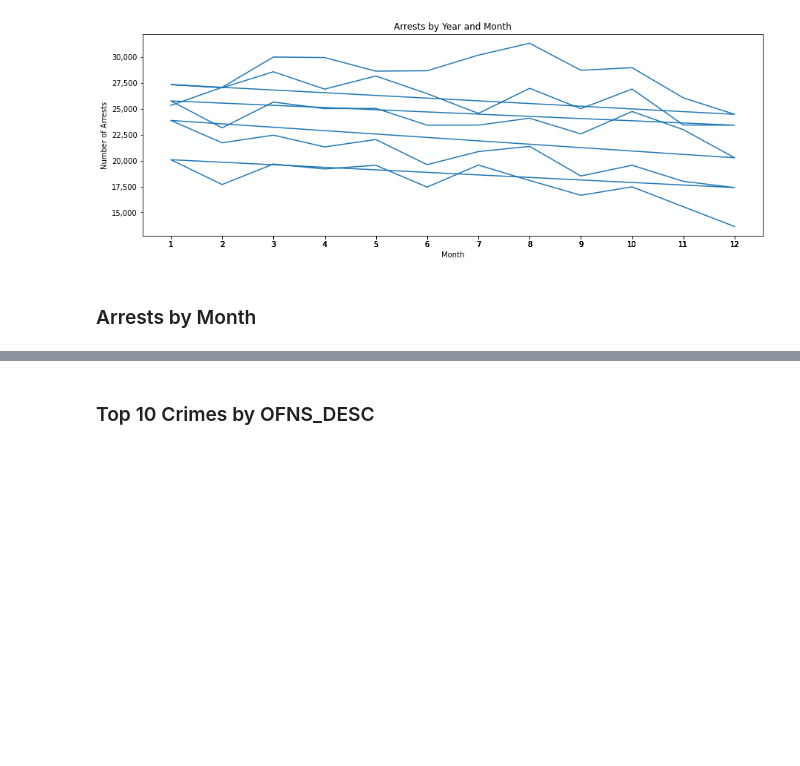
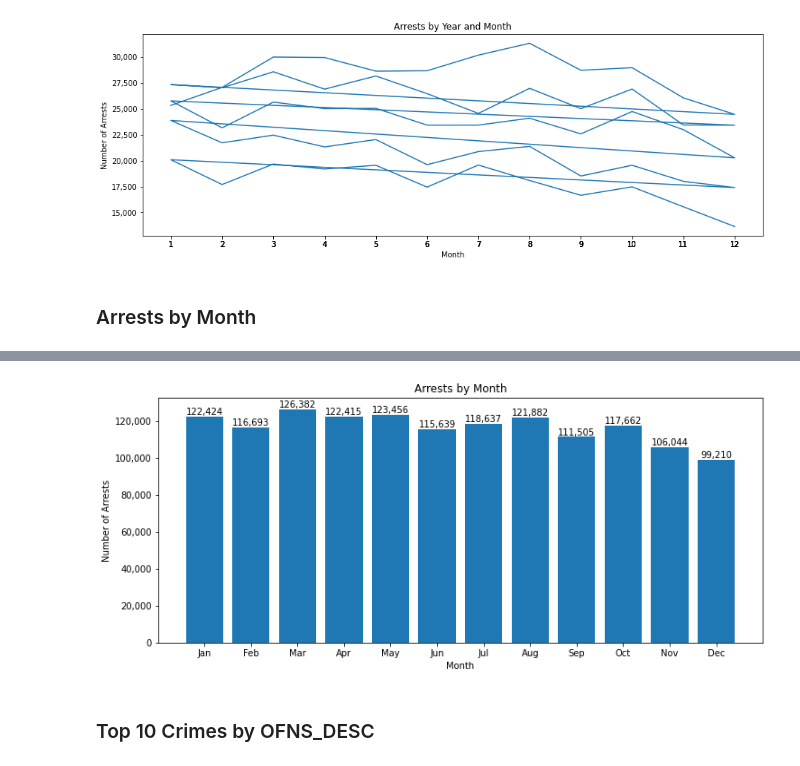
Before and after one commit to AmitSamra/NYC_Crime, a Jupyter notebook: nyc_crime_python.ipynb, the cells around one changed output, grey strips where cells are left out. Drawn from its saved outputs; the diff is of its cells as text; code cells hidden in the pictures; blank space fills up the shorter version.

```diff
--- a/nyc_crime_python.ipynb
+++ b/nyc_crime_python.ipynb
@@ -550,19 +550,21 @@ df_month
 # %%
 fig, ax = plt.subplots(figsize=(12, 5))
-ax.bar(df_month.arrest_month_name, df_month.total_arrests)
+ax.bar(df_month.month_name, df_month.total_arrests)
 ax.set_xlabel('Month')
 ax.set_ylabel('Number of Arrests')
 ax.set_title('Arrests by Month')
-plt.xticks([x for x in df_month.arrest_month_name])
+plt.xticks([x for x in df_month.month_name])
 
 ax.yaxis.set_major_formatter(
 ticker.FuncFormatter(lambda y,p: format(int(y), ','))
 )
 
-for i,j in zip(df_month.arrest_month_name, df_month.total_arrests):
+for i,j in zip(df_month.month_name, df_month.total_arrests):
     ax.annotate(format((j), ','), xy=(i,j), ha='center', va='bottom')
 
 plt.show()
+# %% [output]
+[figure, added]
 # %% [markdown]
 ### Top 10 Crimes by OFNS_DESC
 # %%
```
Also changed, not shown: parts of 6 cells of this notebook.
